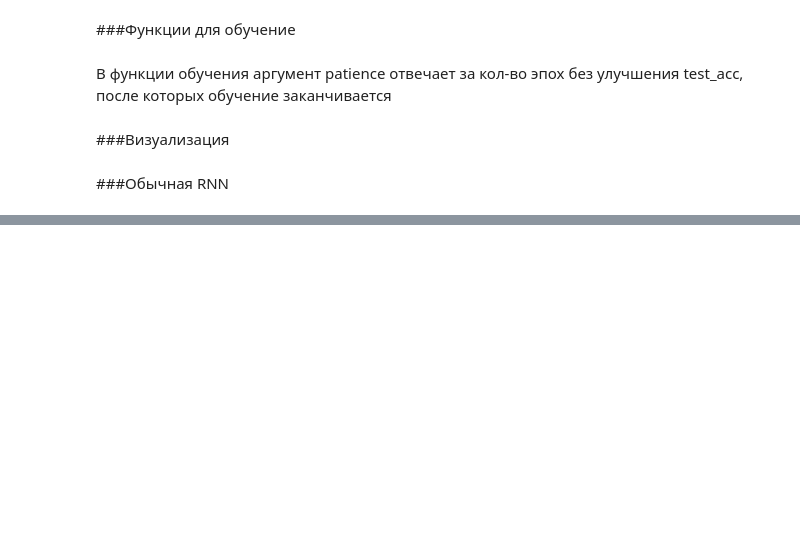
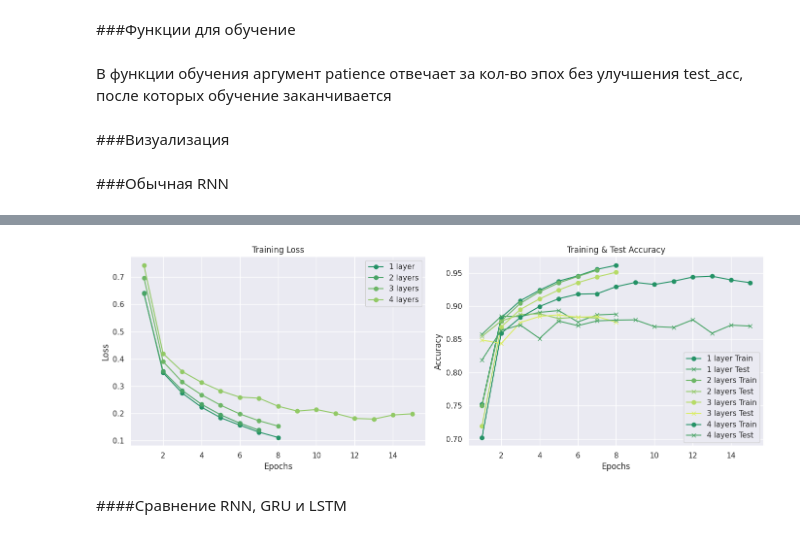
Before and after one commit to kovzanok/ml2, a Jupyter notebook: HW_text_classification.ipynb, the cells around one changed output, grey strips where cells are left out. Drawn from its saved outputs; the diff is of its cells as text; code cells hidden in the pictures; blank space fills up the shorter version.

```diff
--- a/HW_text_classification.ipynb
+++ b/HW_text_classification.ipynb
@@ -367,0 +498,11 @@ class SimpleRNN(nn.Module):
+# %%
+histories = {'1 layer': {'loss': history[0], **history[1] }}
+
+for i in range(2, 5):
+    mean_agg_model = SimpleRNN(vocab_size=len(vocab),aggregation_type='mean', rnn_layers = i).to(device)
+    criterion = CrossEntropyLoss()
+    optimizer = Adam(mean_agg_model.parameters())
+    scheduler = torch.optim.lr_scheduler.ReduceLROnPlateau(optimizer, mode='max', factor=0.5, patience=2)
+
+    history = train(mean_agg_model, criterion, optimizer, train_dataloader, eval_dataloader, epochs=15, scheduler=scheduler)
+    histories[f'{i} layers'] = {'loss': history[0], **history[1] }
@@ -367,0 +532,6 @@ class SimpleRNN(nn.Module):
+# %%
+plot_multiple_histories(histories)
+# %% [output]
+[figure, added]
+# %% [markdown]
+####Сравнение RNN, GRU и LSTM
```
Also changed, not shown: parts of 35 cells of this notebook.
